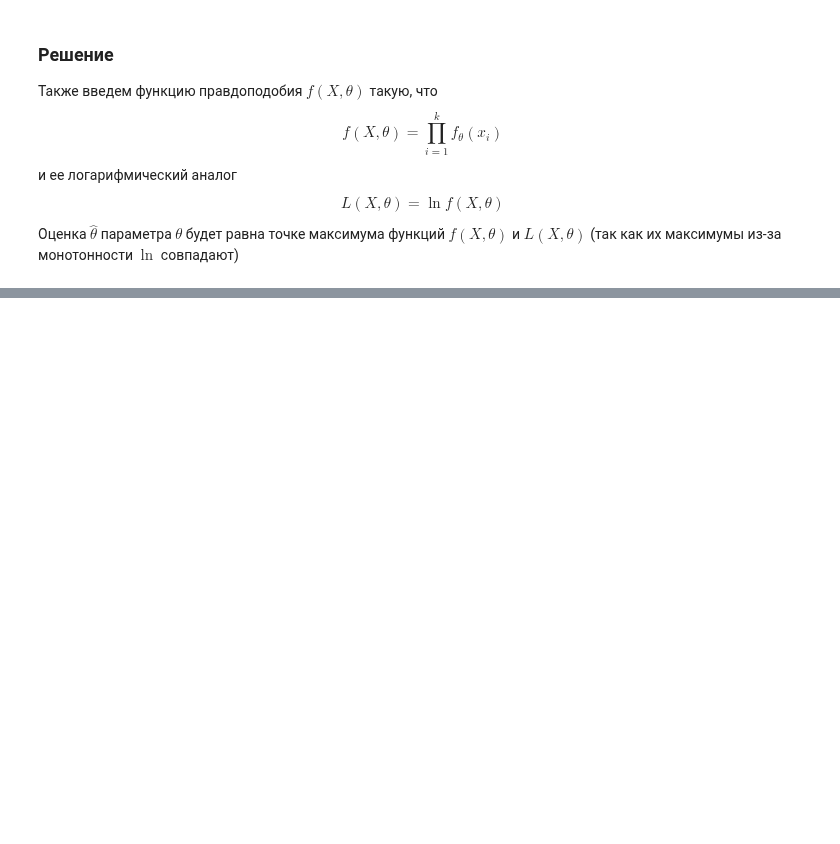
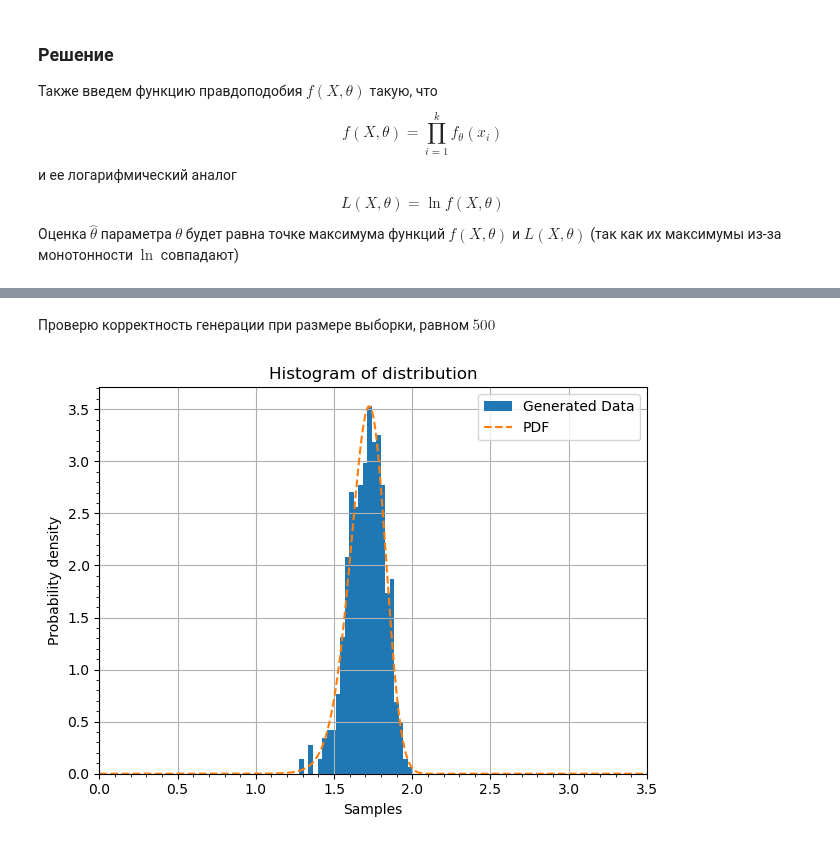
Before and after one commit to alexmoroz002/Math-Stat, a Jupyter notebook: Lab-2.ipynb, the cells around one changed output, grey strips where cells are left out. Drawn from its saved outputs; the diff is of its cells as text; code cells hidden in the pictures; blank space fills up the shorter version.

```diff
--- a/Lab-2.ipynb
+++ b/Lab-2.ipynb
@@ -202,3 +289,25 @@ def sample():
         pdf = (3 * x**2)/sqrt(2 * pi) * exp(-((5 - x**3)**2)/2)
         if y < pdf:
             return x
+# %% [markdown]
+Проверю корректность генерации при размере выборки, равном $500$
+# %%
+gen = np.empty(500)
+for j in range(500):
+    gen[j] = generate_sample()
+fig, ax = plt.subplots()
+n, bins, patches = plt.hist(gen, bins=25, density='True', label="Generated Data")
+x = np.arange(0, 3.51, 0.01)
+y = (3 * x**2)/sqrt(2 * pi) * exp(-((5 - x**3)**2)/2)
+ax.plot(x, y, '--', label="PDF")
+plt.grid()
+plt.legend()
+plt.minorticks_on()
+plt.xlim(0, 3.5)
+ax.set_title('Histogram of distribution')
+ax.set_xlabel('Samples')
+ax.set_ylabel('Probability density')
+fig.tight_layout()
+plt.show()
+# %% [output]
+[figure, added]
```
Also changed, not shown: parts of 23 cells of this notebook.
